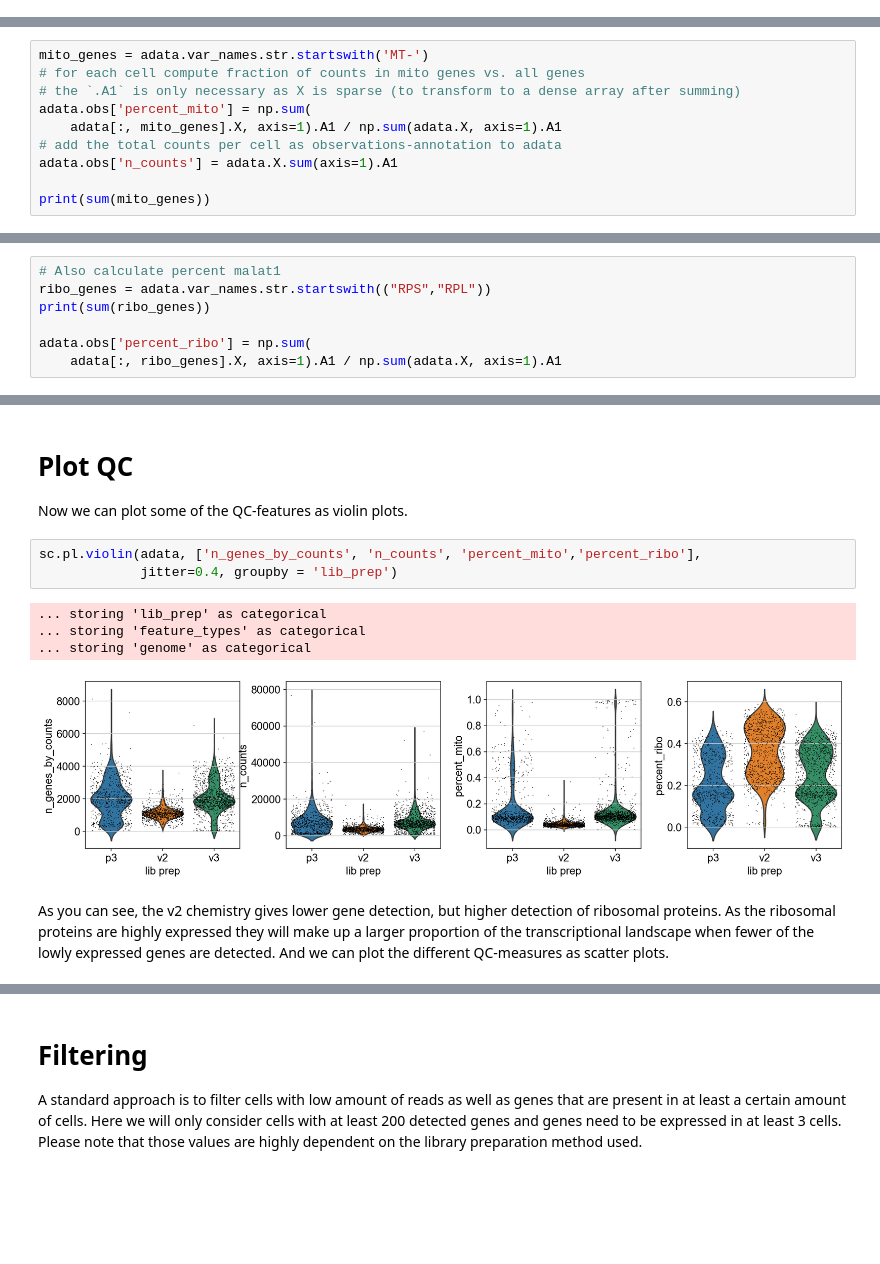
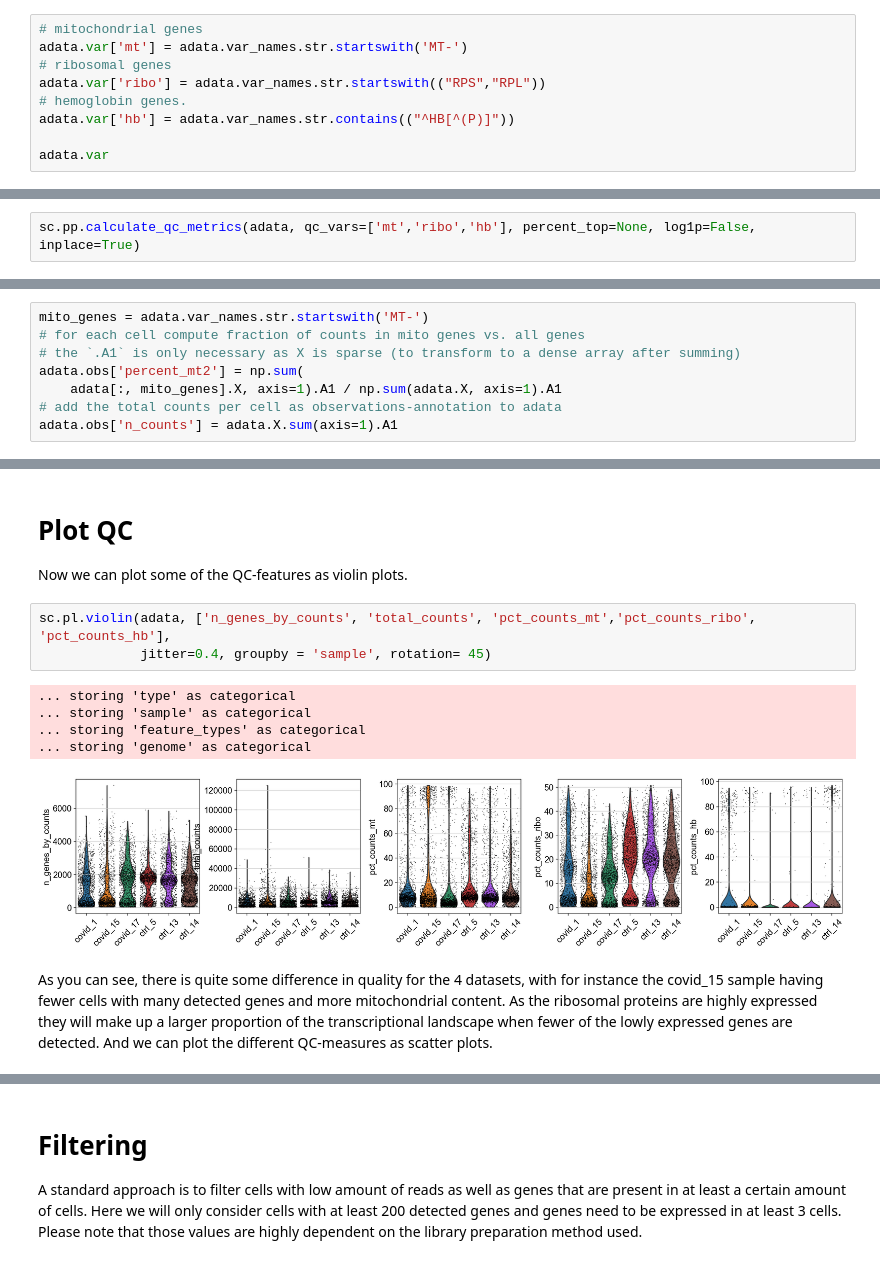
Before and after one commit to NBISweden/workshop-scRNAseq, a Jupyter notebook: labs/compiled/scanpy/scanpy_01_qc.ipynb, the cells around one changed output, grey strips where cells are left out. Cells and saved outputs as stored; diff of their text form; blank space fills up the shorter version.

```diff
--- a/labs/compiled/scanpy/scanpy_01_qc.ipynb
+++ b/labs/compiled/scanpy/scanpy_01_qc.ipynb
@@ -106,0 +100,9 @@ AnnData object with n_obs × n_vars = 2931 × 33538
+# %%
+# mitochondrial genes
+adata.var['mt'] = adata.var_names.str.startswith('MT-')
+# ribosomal genes
+adata.var['ribo'] = adata.var_names.str.startswith(("RPS","RPL"))
+# hemoglobin genes.
+adata.var['hb'] = adata.var_names.str.contains(("^HB[^(P)]"))
+
+adata.var
@@ -107,12 +123,12 @@ AnnData object with n_obs × n_vars = 2931 × 33538
+# %%
+sc.pp.calculate_qc_metrics(adata, qc_vars=['mt','ribo','hb'], percent_top=None, log1p=False, inplace=True)
 # %% [markdown]
  Now you can see that we have additional data in the scanpy `obs` slot.
 # %%
 mito_genes = adata.var_names.str.startswith('MT-')
 # for each cell compute fraction of counts in mito genes vs. all genes
 # the `.A1` is only necessary as X is sparse (to transform to a dense array after summing)
-adata.obs['percent_mito'] = np.sum(
+adata.obs['percent_mt2'] = np.sum(
     adata[:, mito_genes].X, axis=1).A1 / np.sum(adata.X, axis=1).A1
 # add the total counts per cell as observations-annotation to adata
 adata.obs['n_counts'] = adata.X.sum(axis=1).A1
-
-print(sum(mito_genes))
@@ -123,7 +134,0 @@ In the same manner we will calculate the proportion gene expression that comes f
-# %%
-# Also calculate percent malat1
-ribo_genes = adata.var_names.str.startswith(("RPS","RPL"))
-print(sum(ribo_genes))
-
-adata.obs['percent_ribo'] = np.sum(
-    adata[:, ribo_genes].X, axis=1).A1 / np.sum(adata.X, axis=1).A1
@@ -142,12 +145,13 @@ AnnData object with n_obs × n_vars = 2931 × 33538
 
 Now we can plot some of the QC-features as violin plots.
 # %%
-sc.pl.violin(adata, ['n_genes_by_counts', 'n_counts', 'percent_mito','percent_ribo'],
-             jitter=0.4, groupby = 'lib_prep')
+sc.pl.violin(adata, ['n_genes_by_counts', 'total_counts', 'pct_counts_mt','pct_counts_ribo', 'pct_counts_hb'],
+             jitter=0.4, groupby = 'sample', rotation= 45)
 # %% [output]
-... storing 'lib_prep' as categorical
+... storing 'type' as categorical
+... storing 'sample' as categorical
 ... storing 'feature_types' as categorical
 ... storing 'genome' as categorical
-[figure, old version]
+[figure, new version]
 # %% [markdown]
-As you can see, the v2 chemistry gives lower gene detection, but higher detection of ribosomal proteins. As the ribosomal proteins are highly expressed they will make up a larger proportion of the transcriptional landscape when fewer of the lowly expressed genes are detected. And we can plot the different QC-measures as scatter plots.
+As you can see, there is quite some difference in quality for the 4 datasets, with for instance the covid_15 sample having fewer cells with many detected genes and more mitochondrial content. As the ribosomal proteins are highly expressed they will make up a larger proportion of the transcriptional landscape when fewer of the lowly expressed genes are detected. And we can plot the different QC-measures as scatter plots.
```
Also changed, not shown: parts of 50 cells of this notebook, 8 other files.
